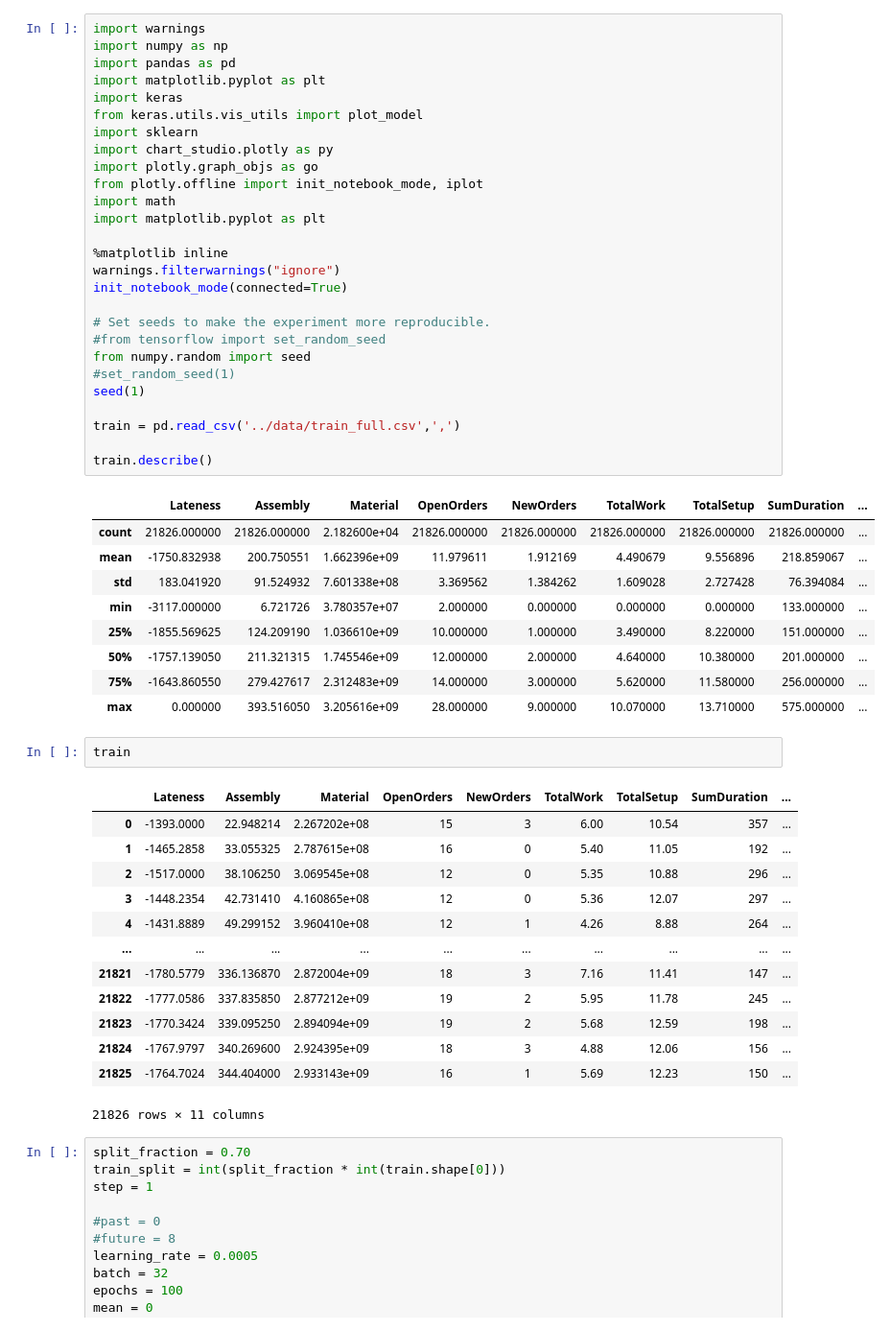
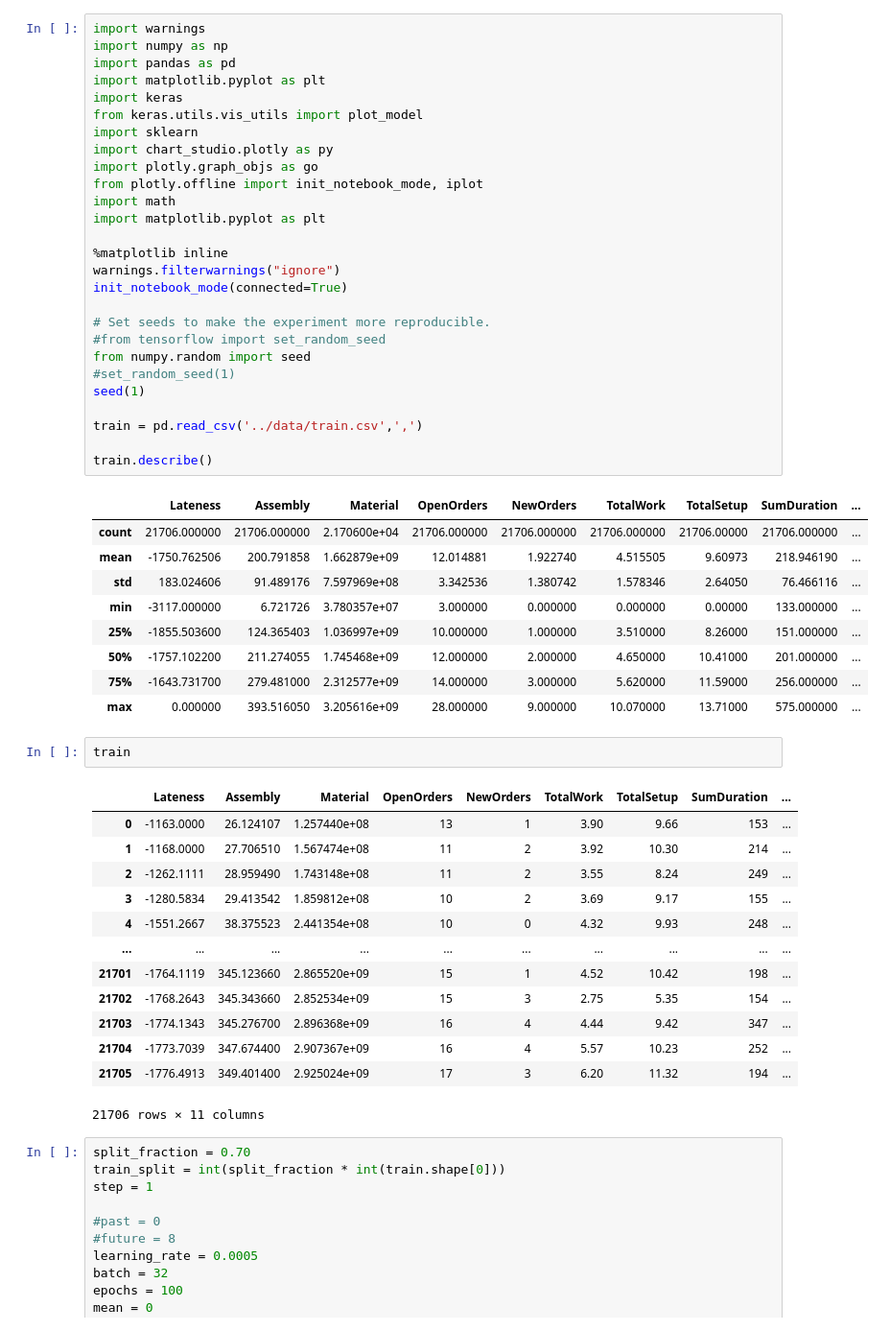
Before and after one commit to mschwrdtnr/tensorflow-api-prediction, a Jupyter notebook: notebooks/Spielwiese_old.ipynb, the cells around one changed output. Shown at 96% size. Drawn from its saved outputs; the diff is of its cells as text.

```diff
--- a/notebooks/Spielwiese_old.ipynb
+++ b/notebooks/Spielwiese_old.ipynb
@@ -1,56 +1,56 @@
 # %%
 import warnings
 import numpy as np
 import pandas as pd
 import matplotlib.pyplot as plt
 import keras
 from keras.utils.vis_utils import plot_model
 import sklearn
 import chart_studio.plotly as py
 import plotly.graph_objs as go
 from plotly.offline import init_notebook_mode, iplot
 import math
 import matplotlib.pyplot as plt
 
 %matplotlib inline
 warnings.filterwarnings("ignore")
 init_notebook_mode(connected=True)
 
 # Set seeds to make the experiment more reproducible.
 #from tensorflow import set_random_seed
 from numpy.random import seed
 #set_random_seed(1)
 seed(1)
 
-train = pd.read_csv('../data/train_full.csv',',')
+train = pd.read_csv('../data/train.csv',',')
 
 train.describe()
 # %% [output]
 |  | Lateness | Assembly | Material | OpenOrders | NewOrders | TotalWork | TotalSetup | SumDuration | ... |
-| count | 21826.000000 | 21826.000000 | 2.182600e+04 | 21826.000000 | 21826.000000 | 21826.000000 | 21826.000000 | 21826.000000 | ... |
-| mean | -1750.832938 | 200.750551 | 1.662396e+09 | 11.979611 | 1.912169 | 4.490679 | 9.556896 | 218.859067 | ... |
-| std | 183.041920 | 91.524932 | 7.601338e+08 | 3.369562 | 1.384262 | 1.609028 | 2.727428 | 76.394084 | ... |
-| min | -3117.000000 | 6.721726 | 3.780357e+07 | 2.000000 | 0.000000 | 0.000000 | 0.000000 | 133.000000 | ... |
-| 25% | -1855.569625 | 124.209190 | 1.036610e+09 | 10.000000 | 1.000000 | 3.490000 | 8.220000 | 151.000000 | ... |
-| 50% | -1757.139050 | 211.321315 | 1.745546e+09 | 12.000000 | 2.000000 | 4.640000 | 10.380000 | 201.000000 | ... |
-| 75% | -1643.860550 | 279.427617 | 2.312483e+09 | 14.000000 | 3.000000 | 5.620000 | 11.580000 | 256.000000 | ... |
-| max | 0.000000 | 393.516050 | 3.205616e+09 | 28.000000 | 9.000000 | 10.070000 | 13.710000 | 575.000000 | ... |
+| count | 21706.000000 | 21706.000000 | 2.170600e+04 | 21706.000000 | 21706.000000 | 21706.000000 | 21706.00000 | 21706.000000 | ... |
+| mean | -1750.762506 | 200.791858 | 1.662879e+09 | 12.014881 | 1.922740 | 4.515505 | 9.60973 | 218.946190 | ... |
+| std | 183.024606 | 91.489176 | 7.597969e+08 | 3.342536 | 1.380742 | 1.578346 | 2.64050 | 76.466116 | ... |
+| min | -3117.000000 | 6.721726 | 3.780357e+07 | 3.000000 | 0.000000 | 0.000000 | 0.00000 | 133.000000 | ... |
+| 25% | -1855.503600 | 124.365403 | 1.036997e+09 | 10.000000 | 1.000000 | 3.510000 | 8.26000 | 151.000000 | ... |
+| 50% | -1757.102200 | 211.274055 | 1.745468e+09 | 12.000000 | 2.000000 | 4.650000 | 10.41000 | 201.000000 | ... |
+| 75% | -1643.731700 | 279.481000 | 2.312577e+09 | 14.000000 | 3.000000 | 5.620000 | 11.59000 | 256.000000 | ... |
+| max | 0.000000 | 393.516050 | 3.205616e+09 | 28.000000 | 9.000000 | 10.070000 | 13.71000 | 575.000000 | ... |
 # %%
 train
 # %% [output]
 |  | Lateness | Assembly | Material | OpenOrders | NewOrders | TotalWork | TotalSetup | SumDuration | ... |
-| 0 | -1393.0000 | 22.948214 | 2.267202e+08 | 15 | 3 | 6.00 | 10.54 | 357 | ... |
-| 1 | -1465.2858 | 33.055325 | 2.787615e+08 | 16 | 0 | 5.40 | 11.05 | 192 | ... |
-| 2 | -1517.0000 | 38.106250 | 3.069545e+08 | 12 | 0 | 5.35 | 10.88 | 296 | ... |
-| 3 | -1448.2354 | 42.731410 | 4.160865e+08 | 12 | 0 | 5.36 | 12.07 | 297 | ... |
-| 4 | -1431.8889 | 49.299152 | 3.960410e+08 | 12 | 1 | 4.26 | 8.88 | 264 | ... |
+| 0 | -1163.0000 | 26.124107 | 1.257440e+08 | 13 | 1 | 3.90 | 9.66 | 153 | ... |
+| 1 | -1168.0000 | 27.706510 | 1.567474e+08 | 11 | 2 | 3.92 | 10.30 | 214 | ... |
+| 2 | -1262.1111 | 28.959490 | 1.743148e+08 | 11 | 2 | 3.55 | 8.24 | 249 | ... |
+| 3 | -1280.5834 | 29.413542 | 1.859812e+08 | 10 | 2 | 3.69 | 9.17 | 155 | ... |
+| 4 | -1551.2667 | 38.375523 | 2.441354e+08 | 10 | 0 | 4.32 | 9.93 | 248 | ... |
 | ... | ... | ... | ... | ... | ... | ... | ... | ... | ... |
-| 21821 | -1780.5779 | 336.136870 | 2.872004e+09 | 18 | 3 | 7.16 | 11.41 | 147 | ... |
-| 21822 | -1777.0586 | 337.835850 | 2.877212e+09 | 19 | 2 | 5.95 | 11.78 | 245 | ... |
-| 21823 | -1770.3424 | 339.095250 | 2.894094e+09 | 19 | 2 | 5.68 | 12.59 | 198 | ... |
-| 21824 | -1767.9797 | 340.269600 | 2.924395e+09 | 18 | 3 | 4.88 | 12.06 | 156 | ... |
-| 21825 | -1764.7024 | 344.404000 | 2.933143e+09 | 16 | 1 | 5.69 | 12.23 | 150 | ... |
+| 21701 | -1764.1119 | 345.123660 | 2.865520e+09 | 15 | 1 | 4.52 | 10.42 | 198 | ... |
+| 21702 | -1768.2643 | 345.343660 | 2.852534e+09 | 15 | 3 | 2.75 | 5.35 | 154 | ... |
+| 21703 | -1774.1343 | 345.276700 | 2.896368e+09 | 16 | 4 | 4.44 | 9.42 | 347 | ... |
+| 21704 | -1773.7039 | 347.674400 | 2.907367e+09 | 16 | 4 | 5.57 | 10.23 | 252 | ... |
+| 21705 | -1776.4913 | 349.401400 | 2.925024e+09 | 17 | 3 | 6.20 | 11.32 | 194 | ... |
-21826 rows × 11 columns
+21706 rows × 11 columns
 # %%
 split_fraction = 0.70
 train_split = int(split_fraction * int(train.shape[0]))
```
Also changed, not shown: parts of 21 cells of this notebook, 12 other files.
